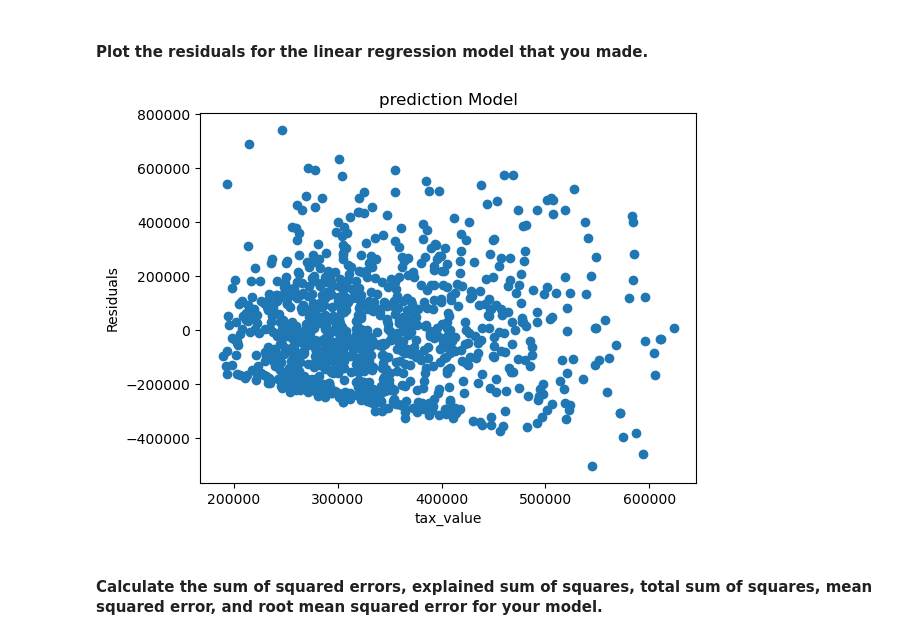
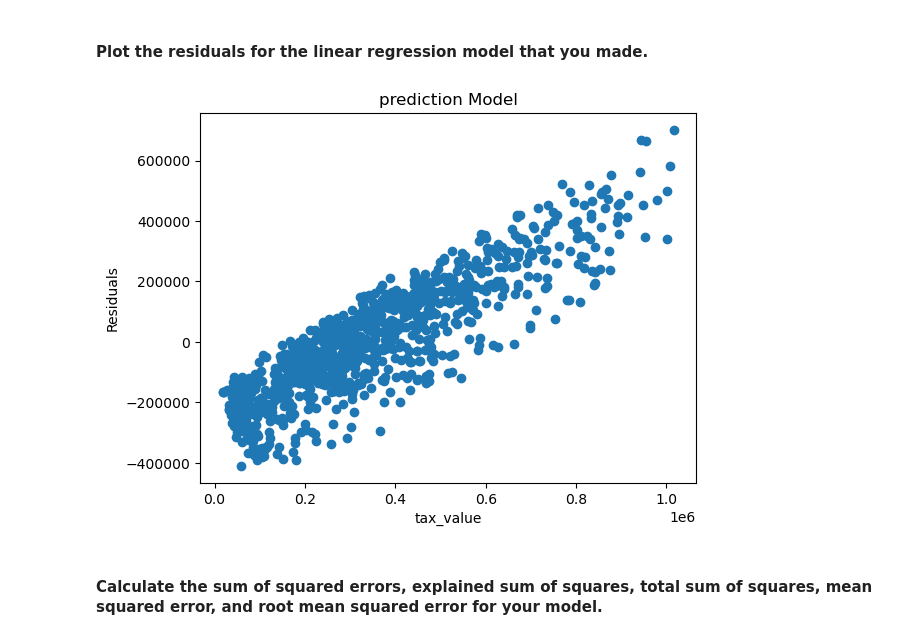
Before and after one commit to Jburch01/regression-exercises, a Jupyter notebook: evaluate.ipynb, the cells around one changed output. Cells and saved outputs as stored; diff of their text form; code cells hidden in the pictures.

```diff
--- a/evaluate.ipynb
+++ b/evaluate.ipynb
@@ -49,3 +51,6 @@ memory usage: 65.2+ MB
 df = train.copy()
 df = df.drop(columns= ['bedrooms', 'bathrooms', 'year_built', 'taxamount', 'fips'])
 df = df.sample(1000)
+
+
+scaler = sklearn.preprocessing.MinMaxScaler()
@@ -54,6 +57,9 @@ df['baseline'] = baseline
 # %%
 X = df[['area']]
 y = df['tax_value']
+
+scaler.fit(X)
+X_scaled = scaler.transform(X)
 # %%
 baseline = round(train.tax_value.mean(), 2)
 baseline
@@ -110,15 +133,15 @@ array([616770.1368227 , 391917.65373715, 331088.79284377, ...,
 # %%
 # plot data with baseline:
 
-plt.scatter(predictions, residuals)
+plt.scatter(y, residuals)
 
 
 plt.xlabel("tax_value")
 plt.ylabel("Residuals")
 plt.title("prediction Model")
 plt.show()
 # %% [output]
-[figure, old version]
+[figure, new version]
 # %% [markdown]
 #### Calculate the sum of squared errors, explained sum of squares, total sum of squares, mean squared error, and root mean squared error for your model.
 # %%
```
Also changed, not shown: parts of 28 cells of this notebook.
